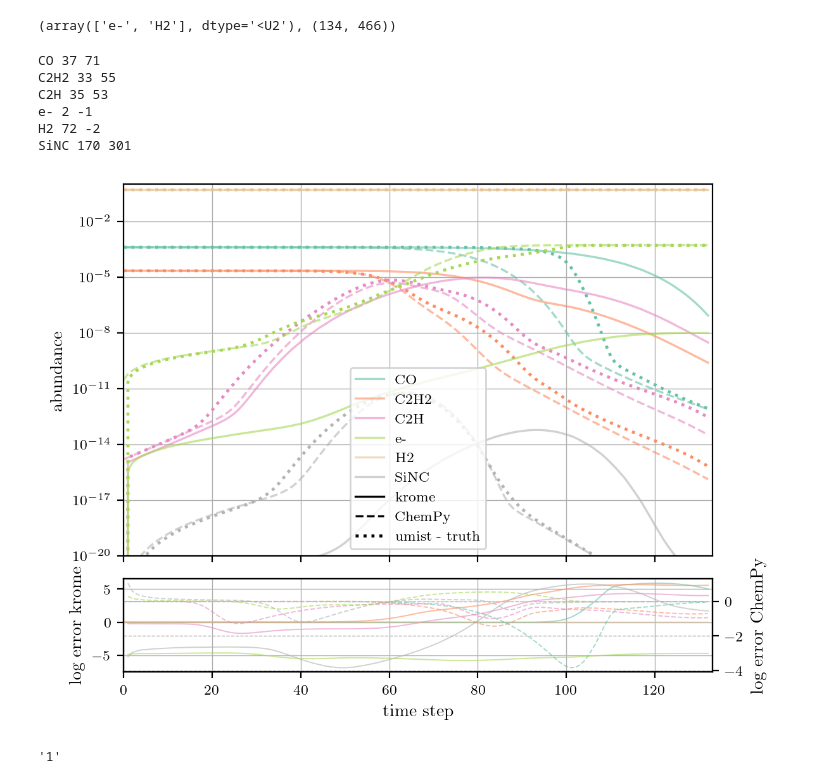
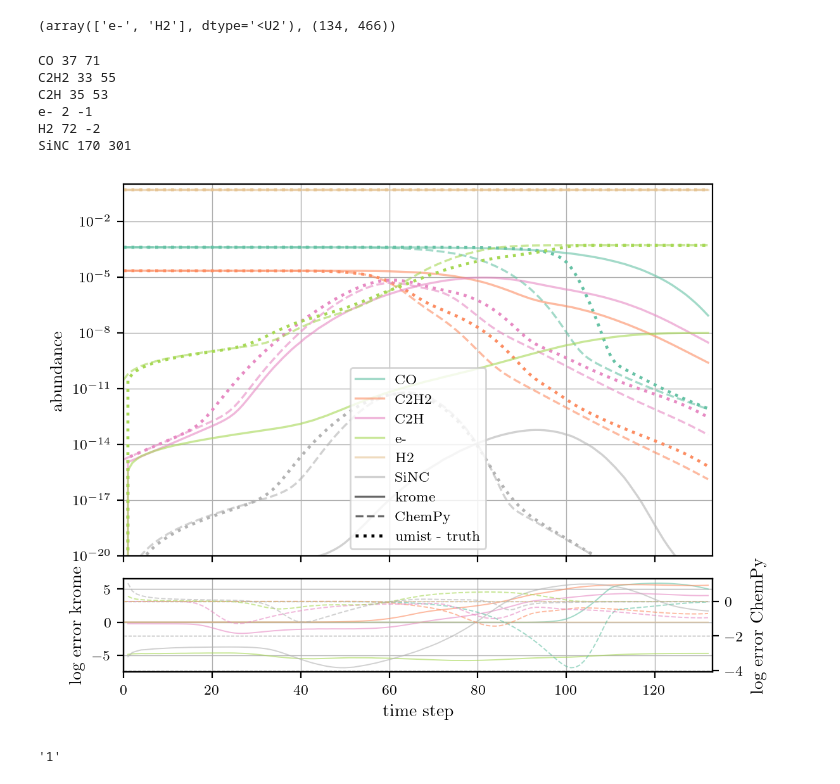
Before and after one commit to IvS-KULeuven/krome-CSE, a Jupyter notebook: benchmarkKROME.ipynb, the cells around one changed output. Drawn from its saved outputs; the diff is of its cells as text; code cells hidden in the pictures.

Commit message:
Update figure

```diff
--- a/benchmarkKROME.ipynb
+++ b/benchmarkKROME.ipynb
@@ -253,9 +253,9 @@ for i, spec in enumerate(species):
     specs_legend = mlines.Line2D([],[], color = line.get_color(), ls = '-'    , label=spec,lw = lw, alpha = alpha)
     handles.append(specs_legend)
 
-krome_legend = mlines.Line2D([],[], color = 'k', ls = '-', label='krome',lw = lw, alpha = 1)
+krome_legend = mlines.Line2D([],[], color = 'k', ls = '-', label='krome',lw = lw, alpha = alpha)
 umist_legend = mlines.Line2D([],[], color = 'k', ls = ':', label='umist - truth',lw = lw+0.5, alpha = 1)
-chempy_legend = mlines.Line2D([],[], color = 'k', ls = '--', label='ChemPy',lw = lw, alpha = 1)
+chempy_legend = mlines.Line2D([],[], color = 'k', ls = '--', label='ChemPy',lw = lw, alpha = alpha)
 
 handles.append(krome_legend)
 handles.append(chempy_legend)
@@ -266,34 +266,34 @@ ax1.set_yscale('log')
 
 ax1.set_ylabel('abundance')
 ax2.set_xlabel('time step')
 ax2.set_ylabel('log error krome')
 ax2_twin.set_ylabel('log error ChemPy')
 
 xlowerlim = 0
 xupperlim = 133
 ax1.set_xlim(xlowerlim,xupperlim)
 ax2.set_xlim(xlowerlim,xupperlim)
 ax1.set_ylim(1e-20, 1e0)
 
 ax1.xaxis.set_ticklabels([])
 ax1.grid(True, lw = 0.5)
 ax2.grid(True, lw = 0.5)
 ax2_twin.grid(True, lw = 0.5, ls = '--')
 
 # ax1.set_ylim(1e-20, 1e2)
 
 ax1.legend(handles = handles, fontsize = 8)
 plt.tight_layout()
 plt.savefig('output_krome.png')
 plt.show()
 # %% [output]
 CO 37 71
 C2H2 33 55
 C2H 35 53
 e- 2 -1
 H2 72 -2
 SiNC 170 301
-[figure, old version]
+[figure, new version]
 # %%
 s = '/STER/silkem/fortran_0D/out/20211015_gridC_Mdot1e-6_v17-5_T_eps_model_2022-12-24h17-06-51/time/time1.out'
 
```
Also changed, not shown: 1 other file.
